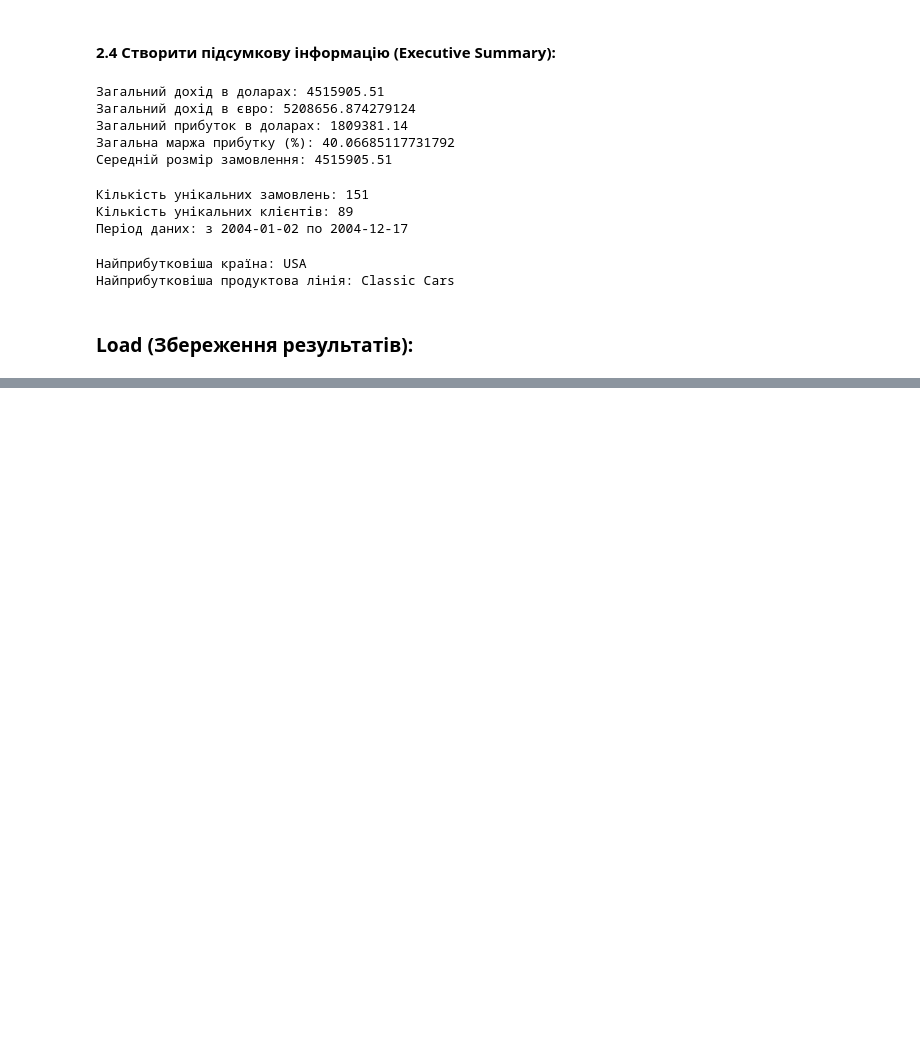
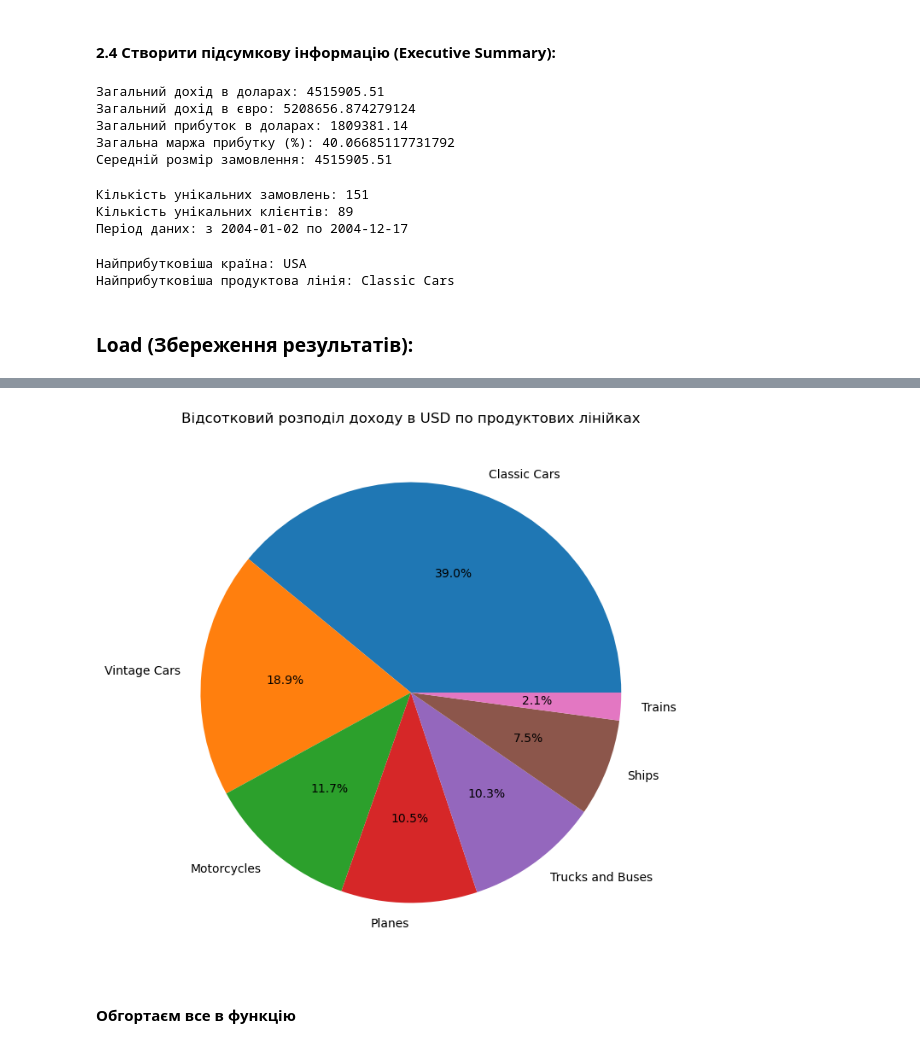
Before and after one commit to OlenaBabko/DataAnalytics_DataLovesAcademy, a Jupyter notebook: modul_12_Python integration with DB and API_ETL processes_Transactions/hw/HW_12_3_Working_with_API_creating_ETL_pipeline.ipynb, the cells around one changed output, grey strips where cells are left out. Saved outputs shown, nothing was run; the diff lists cells and outputs as text; code cells hidden in the pictures; blank space fills up the shorter version.

```diff
--- a/modul_12_Python integration with DB and API_ETL processes_Transactions/hw/HW_12_3_Working_with_API_creating_ETL_pipeline.ipynb
+++ b/modul_12_Python integration with DB and API_ETL processes_Transactions/hw/HW_12_3_Working_with_API_creating_ETL_pipeline.ipynb
@@ -771,0 +886,16 @@ print(f"Найприбутковіша продуктова лінія: {top_pro
+# %%
+# pie chart з відсотковим розподілом доходу в USD по продуктових лінійках
+
+plt.figure(figsize=(8,8))
+
+plt.pie(productLine_calc["total_revenue"],
+        labels=productLine_calc.index,
+        autopct="%1.1f%%")
+
+plt.title("Відсотковий розподіл доходу в USD по продуктових лінійках")
+
+plt.show()
+# %% [output]
+[figure, added]
+# %% [markdown]
+#### Обгортаєм все в функцію
```
Also changed, not shown: parts of 7 cells of this notebook.
